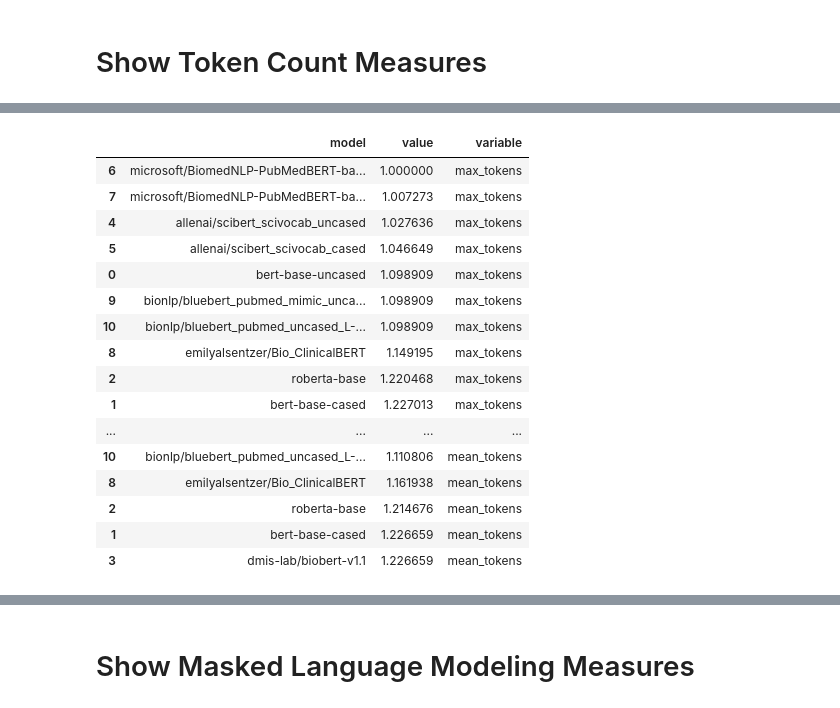
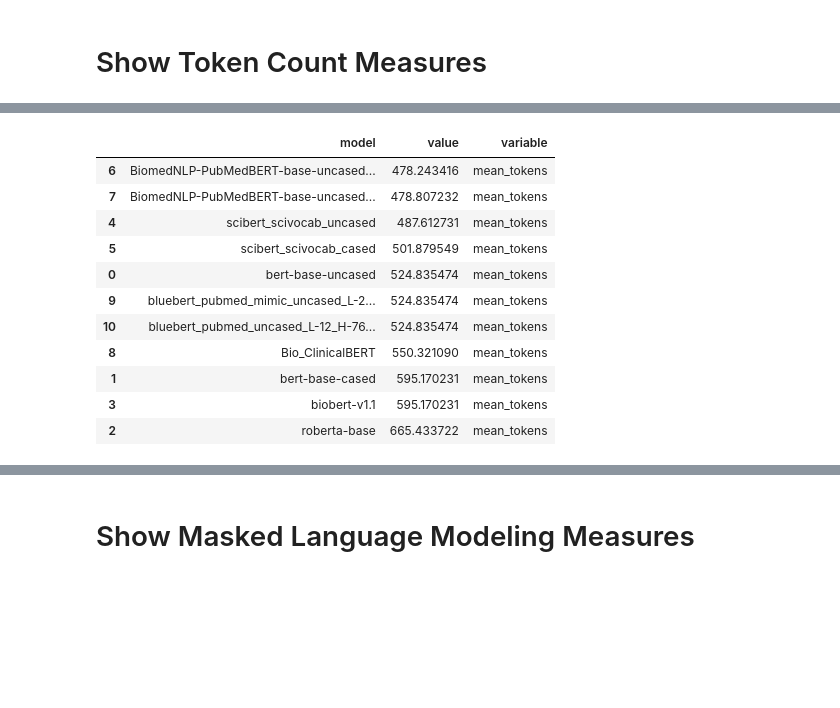
Before and after one commit to galtay/eval_bio_lms, a Jupyter notebook: notebooks/plot_results.ipynb, the cells around one changed output, grey strips where cells are left out. Drawn from its saved outputs; the diff is of its cells as text; code cells hidden in the pictures; blank space fills up the shorter version.

Commit message:
CLI for mlm eval

```diff
--- a/notebooks/plot_results.ipynb
+++ b/notebooks/plot_results.ipynb
@@ -6,5 +10,5 @@ import plotly.express as px
 # %%
-df_tok_counts = pd.read_csv('data/corpus_token_counts.csv')
+df_tok_counts = pd.read_csv('../eval_bio_lms/data/mimic-corpus-token-counts.csv')
 # %%
 df_tok_counts
 # %% [output]
@@ -24,31 +28,21 @@ df_tok_counts
 # %%
 df_mean = df_tok_counts.mean().to_frame('value').reset_index().rename(columns={'index': 'model'})
 df_mean['variable'] = 'mean_tokens'
-df_mean['value'] = df_mean['value'] / df_mean['value'].min()
 
-df_max = df_tok_counts.max().to_frame('value').reset_index().rename(columns={'index': 'model'})
-df_max['variable'] = 'max_tokens'
-df_max['value'] = df_max['value'] / df_max['value'].min()
-
-df_plt = pd.concat([df_mean, df_max])
+df_plt = df_mean
 df_plt = df_plt.sort_values(['variable', 'value'])
 df_plt
 # %% [output]
 |  | model | value | variable |
-| 6 | microsoft/BiomedNLP-PubMedBERT-ba... | 1.000000 | max_tokens |
-| 7 | microsoft/BiomedNLP-PubMedBERT-ba... | 1.007273 | max_tokens |
-| 4 | allenai/scibert_scivocab_uncased | 1.027636 | max_tokens |
-| 5 | allenai/scibert_scivocab_cased | 1.046649 | max_tokens |
-| 0 | bert-base-uncased | 1.098909 | max_tokens |
-| 9 | bionlp/bluebert_pubmed_mimic_unca... | 1.098909 | max_tokens |
-| 10 | bionlp/bluebert_pubmed_uncased_L-... | 1.098909 | max_tokens |
-| 8 | emilyalsentzer/Bio_ClinicalBERT | 1.149195 | max_tokens |
-| 2 | roberta-base | 1.220468 | max_tokens |
-| 1 | bert-base-cased | 1.227013 | max_tokens |
-| ... | ... | ... | ... |
-| 10 | bionlp/bluebert_pubmed_uncased_L-... | 1.110806 | mean_tokens |
-| 8 | emilyalsentzer/Bio_ClinicalBERT | 1.161938 | mean_tokens |
-| 2 | roberta-base | 1.214676 | mean_tokens |
-| 1 | bert-base-cased | 1.226659 | mean_tokens |
-| 3 | dmis-lab/biobert-v1.1 | 1.226659 | mean_tokens |
+| 6 | BiomedNLP-PubMedBERT-base-uncased... | 478.243416 | mean_tokens |
+| 7 | BiomedNLP-PubMedBERT-base-uncased... | 478.807232 | mean_tokens |
+| 4 | scibert_scivocab_uncased | 487.612731 | mean_tokens |
+| 5 | scibert_scivocab_cased | 501.879549 | mean_tokens |
+| 0 | bert-base-uncased | 524.835474 | mean_tokens |
+| 9 | bluebert_pubmed_mimic_uncased_L-2... | 524.835474 | mean_tokens |
+| 10 | bluebert_pubmed_uncased_L-12_H-76... | 524.835474 | mean_tokens |
+| 8 | Bio_ClinicalBERT | 550.321090 | mean_tokens |
+| 1 | bert-base-cased | 595.170231 | mean_tokens |
+| 3 | biobert-v1.1 | 595.170231 | mean_tokens |
+| 2 | roberta-base | 665.433722 | mean_tokens |
 # %%
```
Also changed, not shown: parts of 6 cells of this notebook, 2 other files.
